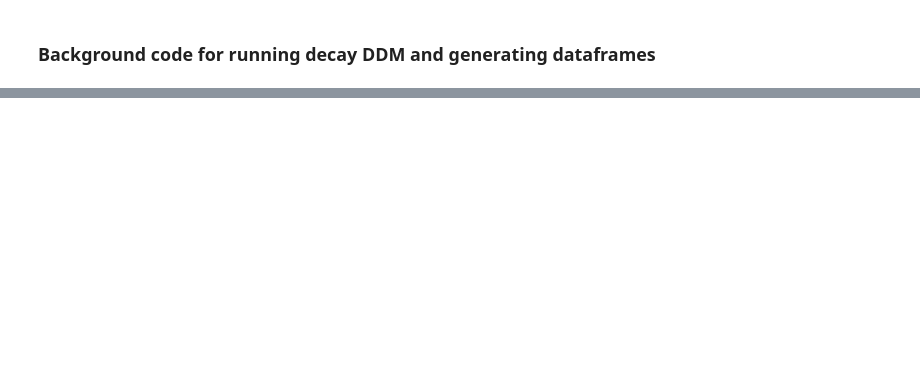
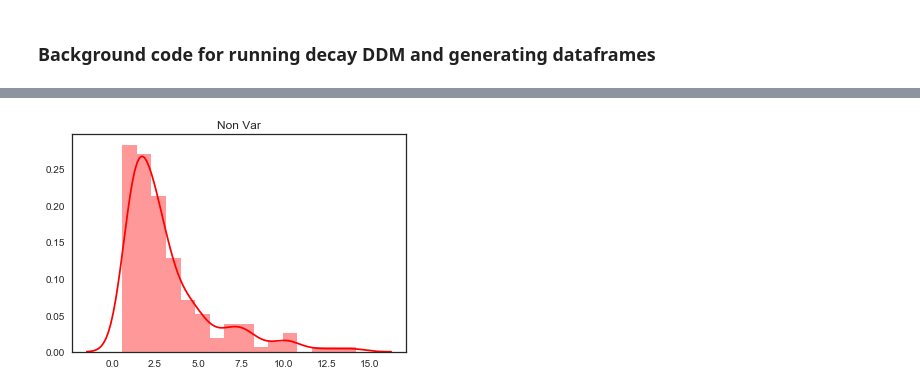
Before and after one commit to WilliXL/AdaptiveDecisionMaking_2018, a Jupyter notebook: notebooks/Final.ipynb, the cells around one changed output, grey strips where cells are left out. Cells and saved outputs as stored; diff of their text form; code cells hidden in the pictures; blank space fills up the shorter version.

```diff
--- a/notebooks/Final.ipynb
+++ b/notebooks/Final.ipynb
@@ -537,0 +598,9 @@ print(pvalue)
+# %%
+# Non Variable Statistics
+#sample Mean = 3.200 s
+#sample Std Dev = 2.540 s
+#adj bounds (sec) = , 1.507, 2.354, 3.200, 4.047, 4.893, 5.740, 6.586, 7.433
+
+staDataAx = sns.distplot(dataNVar.rt.values, color='r').set_title('Non Var')
+# %% [output]
+[figure, added]
```
Also changed, not shown: parts of 48 cells of this notebook, 1 other file.
